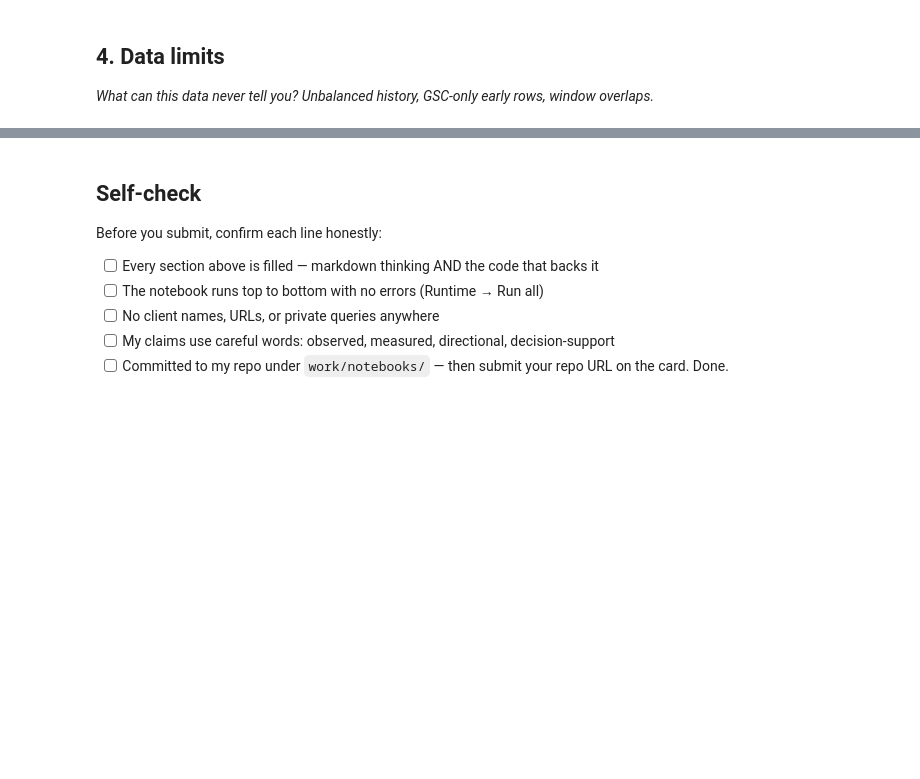
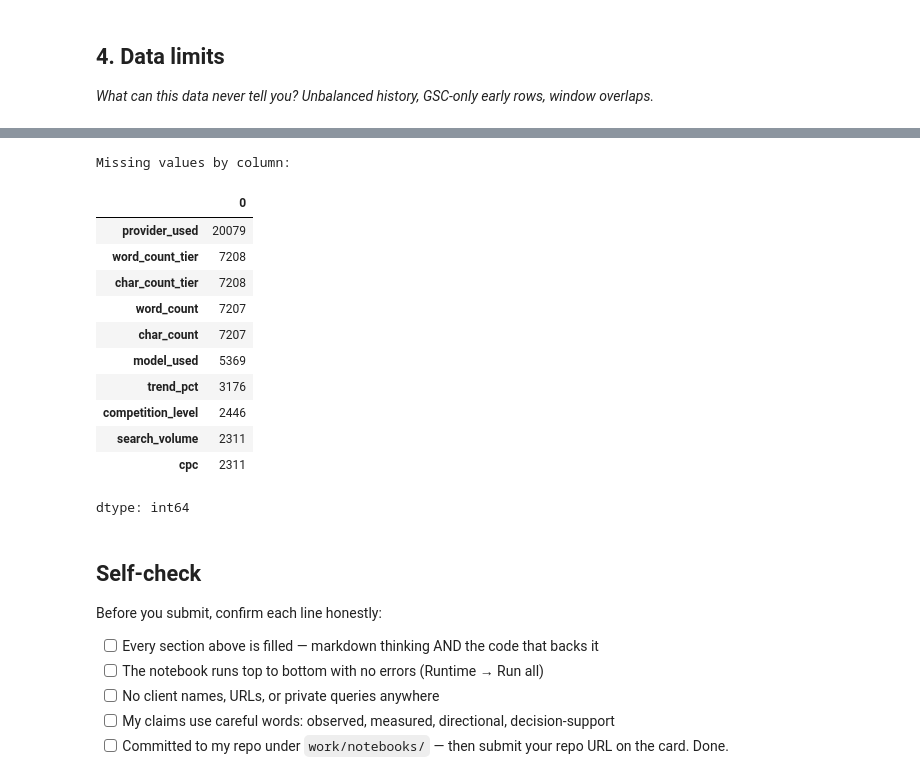
Before and after one commit to dishaa34/flyrank-ml, a Jupyter notebook: work/notebooks/w03_data_contract.ipynb, the cells around one changed output, grey strips where cells are left out. Cells and saved outputs as stored; diff of their text form; code cells hidden in the pictures; blank space fills up the shorter version.

```diff
--- a/work/notebooks/w03_data_contract.ipynb
+++ b/work/notebooks/w03_data_contract.ipynb
@@ -34,3 +243,21 @@ This skeleton is yours to fill. Work the sections **in order** — each one has
+# %%
+print("Missing values by column:")
+
+df.isnull().sum().sort_values(ascending=False).head(10)
+# %% [output]
+Missing values by column:
+|  | 0 |
+| provider_used | 20079 |
+| word_count_tier | 7208 |
+| char_count_tier | 7208 |
+| word_count | 7207 |
+| char_count | 7207 |
+| model_used | 5369 |
+| trend_pct | 3176 |
+| competition_level | 2446 |
+| search_volume | 2311 |
+| cpc | 2311 |
+dtype: int64
 # %%
 # This cell is for CODE (numbers, a query, a check).
 # Write your text answer in the cell ABOVE this one — typing sentences here breaks Run All.
```
Also changed, not shown: parts of 12 cells of this notebook.
